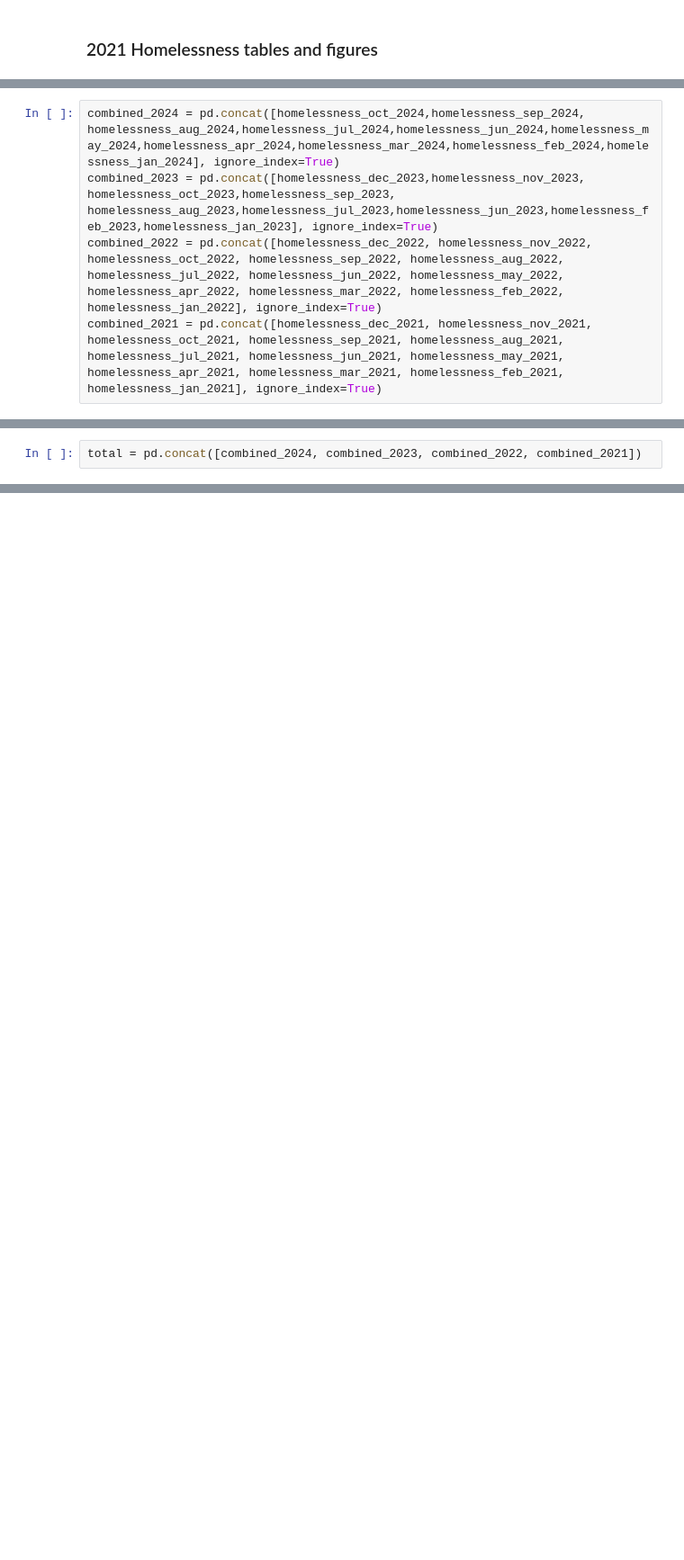
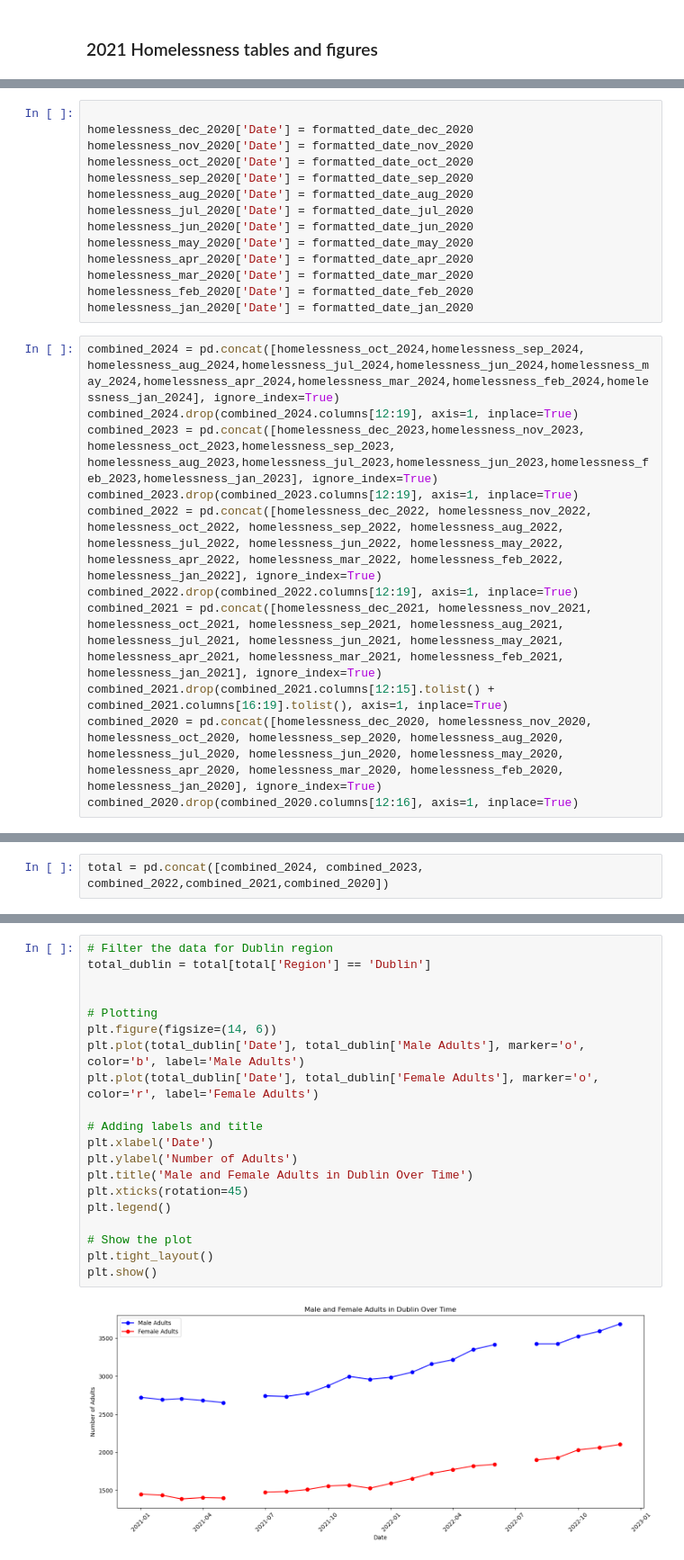
Before and after one commit to RobAstur/Programming-for-data-analytics, a Jupyter notebook: Project/project.ipynb, the cells around one changed output, grey strips where cells are left out. Shown at 90% size. Saved outputs shown, nothing was run; the diff lists cells and outputs as text; blank space fills up the shorter version.

Commit message:
adding more years and try so plot

```diff
--- a/Project/project.ipynb
+++ b/Project/project.ipynb
@@ -245,5 +286,25 @@ homelessness_jan_2021['Date'] = formatted_date_jan_2021
+# %%
+
+homelessness_dec_2020['Date'] = formatted_date_dec_2020
+homelessness_nov_2020['Date'] = formatted_date_nov_2020
+homelessness_oct_2020['Date'] = formatted_date_oct_2020
+homelessness_sep_2020['Date'] = formatted_date_sep_2020
+homelessness_aug_2020['Date'] = formatted_date_aug_2020
+homelessness_jul_2020['Date'] = formatted_date_jul_2020
+homelessness_jun_2020['Date'] = formatted_date_jun_2020
+homelessness_may_2020['Date'] = formatted_date_may_2020
+homelessness_apr_2020['Date'] = formatted_date_apr_2020
+homelessness_mar_2020['Date'] = formatted_date_mar_2020
+homelessness_feb_2020['Date'] = formatted_date_feb_2020
+homelessness_jan_2020['Date'] = formatted_date_jan_2020
 # %%
 combined_2024 = pd.concat([homelessness_oct_2024,homelessness_sep_2024, homelessness_aug_2024,homelessness_jul_2024,homelessness_jun_2024,homelessness_may_2024,homelessness_apr_2024,homelessness_mar_2024,homelessness_feb_2024,homelessness_jan_2024], ignore_index=True)
+combined_2024.drop(combined_2024.columns[12:19], axis=1, inplace=True)
 combined_2023 = pd.concat([homelessness_dec_2023,homelessness_nov_2023, homelessness_oct_2023,homelessness_sep_2023, homelessness_aug_2023,homelessness_jul_2023,homelessness_jun_2023,homelessness_feb_2023,homelessness_jan_2023], ignore_index=True)
+combined_2023.drop(combined_2023.columns[12:19], axis=1, inplace=True)
 combined_2022 = pd.concat([homelessness_dec_2022, homelessness_nov_2022, homelessness_oct_2022, homelessness_sep_2022, homelessness_aug_2022, homelessness_jul_2022, homelessness_jun_2022, homelessness_may_2022, homelessness_apr_2022, homelessness_mar_2022, homelessness_feb_2022, homelessness_jan_2022], ignore_index=True)
+combined_2022.drop(combined_2022.columns[12:19], axis=1, inplace=True)
 combined_2021 = pd.concat([homelessness_dec_2021, homelessness_nov_2021, homelessness_oct_2021, homelessness_sep_2021, homelessness_aug_2021, homelessness_jul_2021, homelessness_jun_2021, homelessness_may_2021, homelessness_apr_2021, homelessness_mar_2021, homelessness_feb_2021, homelessness_jan_2021], ignore_index=True)
+combined_2021.drop(combined_2021.columns[12:15].tolist() + combined_2021.columns[16:19].tolist(), axis=1, inplace=True)
+combined_2020 = pd.concat([homelessness_dec_2020, homelessness_nov_2020, homelessness_oct_2020, homelessness_sep_2020, homelessness_aug_2020, homelessness_jul_2020, homelessness_jun_2020, homelessness_may_2020, homelessness_apr_2020, homelessness_mar_2020, homelessness_feb_2020, homelessness_jan_2020], ignore_index=True)
+combined_2020.drop(combined_2020.columns[12:16], axis=1, inplace=True)
@@ -250,2 +320,2 @@ combined_2021 = pd.concat([homelessness_dec_2021, homelessness_nov_2021, homeles
 # %%
-total = pd.concat([combined_2024, combined_2023, combined_2022, combined_2021])
+total = pd.concat([combined_2024, combined_2023, combined_2022,combined_2021,combined_2020])
@@ -275,0 +335,22 @@ merged_data.head()
+# %%
+# Filter the data for Dublin region
+total_dublin = total[total['Region'] == 'Dublin']
+
+
+# Plotting
+plt.figure(figsize=(14, 6))
+plt.plot(total_dublin['Date'], total_dublin['Male Adults'], marker='o', color='b', label='Male Adults')
+plt.plot(total_dublin['Date'], total_dublin['Female Adults'], marker='o', color='r', label='Female Adults')
+
+# Adding labels and title
+plt.xlabel('Date')
+plt.ylabel('Number of Adults')
+plt.title('Male and Female Adults in Dublin Over Time')
+plt.xticks(rotation=45)
+plt.legend()
+
+# Show the plot
+plt.tight_layout()
+plt.show()
+# %% [output]
+[figure, added]
```
Also changed, not shown: parts of 11 cells of this notebook, 1 other file.
